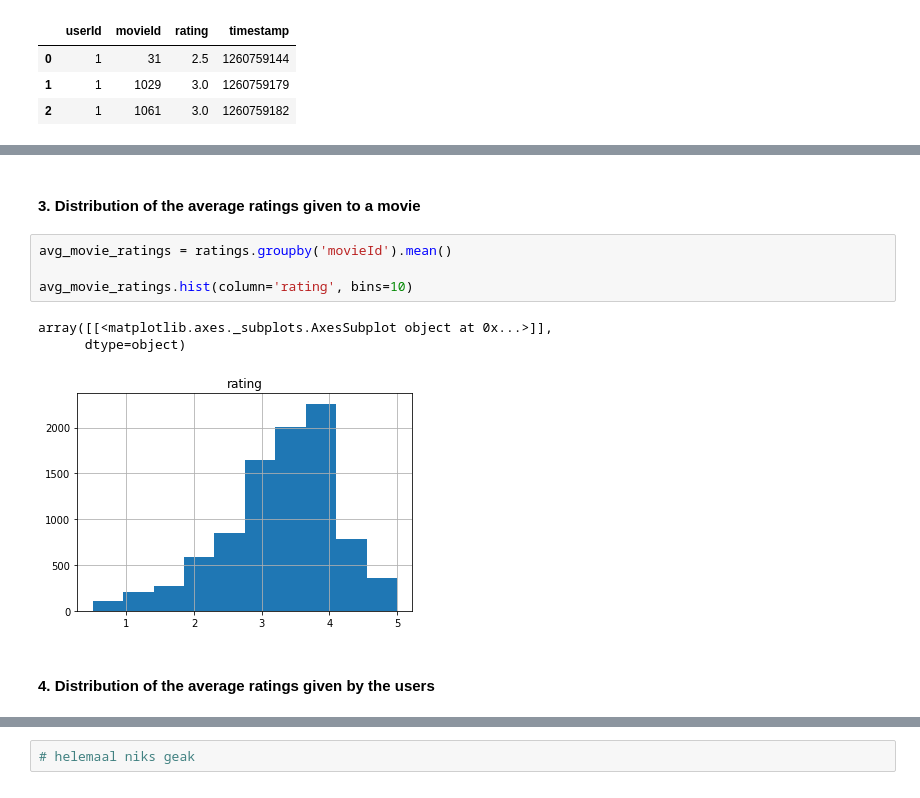
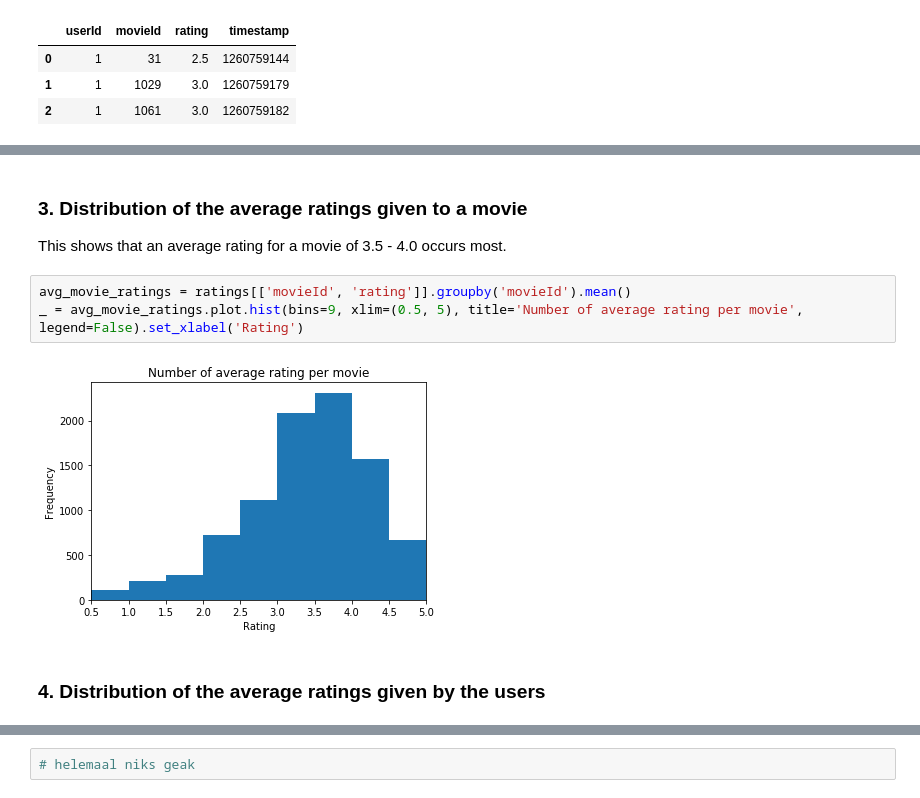
Before and after one commit to jsmienk/MLBD, a Jupyter notebook: recommender/2-collaborative-filtering.ipynb, the cells around one changed output, grey strips where cells are left out. Cells and saved outputs as stored; diff of their text form.

```diff
--- a/recommender/2-collaborative-filtering.ipynb
+++ b/recommender/2-collaborative-filtering.ipynb
@@ -58,12 +56,11 @@ specific_rate_count.plot(kind='bar')
+# %% [markdown]
+### 3. Distribution of the average ratings given to a movie
+
+This shows that an average rating for a movie of 3.5 - 4.0 occurs most.
+# %%
+avg_movie_ratings = ratings[['movieId', 'rating']].groupby('movieId').mean()
+_ = avg_movie_ratings.plot.hist(bins=9, xlim=(0.5, 5), title='Number of average rating per movie', legend=False).set_xlabel('Rating')
+# %% [output]
+[figure, added]
 # %% [markdown]
-#### 3. Distribution of the average ratings given to a movie
+### 4. Distribution of the average ratings given by the users
-# %%
-avg_movie_ratings = ratings.groupby('movieId').mean()
-
-avg_movie_ratings.hist(column='rating', bins=10)
-# %% [output]
-array([[<matplotlib.axes._subplots.AxesSubplot object at 0x...>]],
-      dtype=object)
-[figure, removed]
-# %% [markdown]
-#### 4. Distribution of the average ratings given by the users
```
Also changed, not shown: parts of 26 cells of this notebook.
